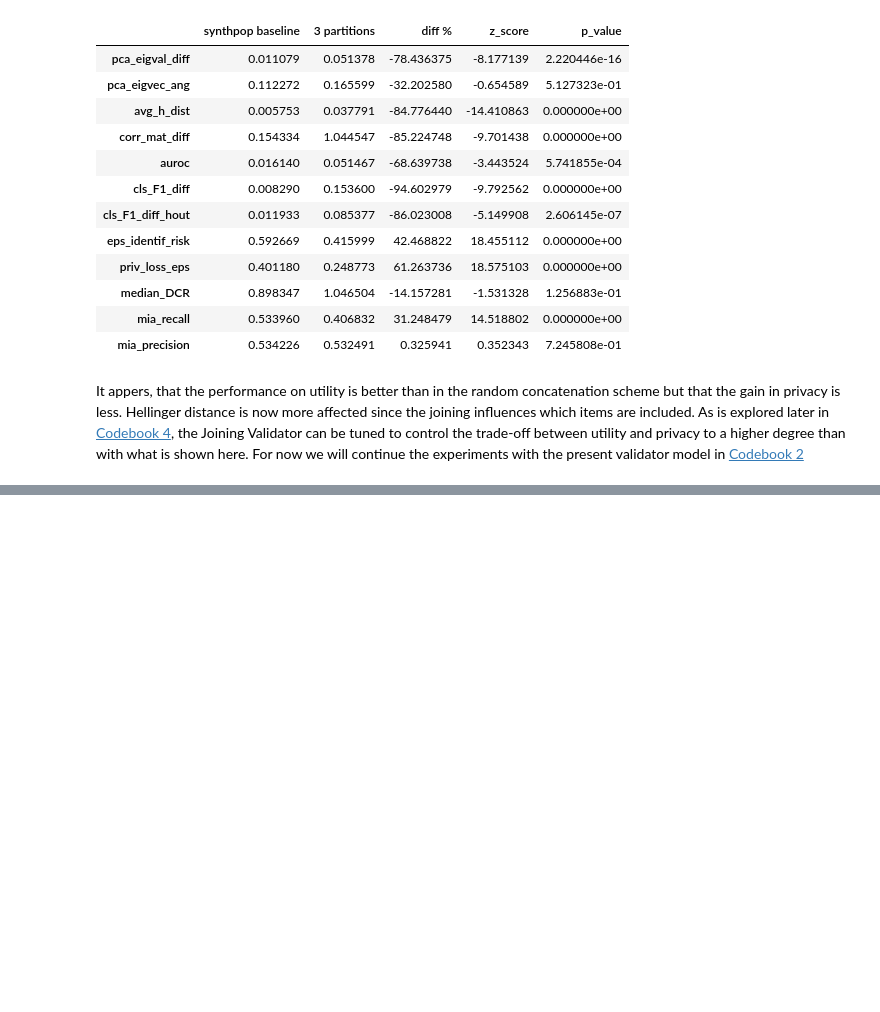
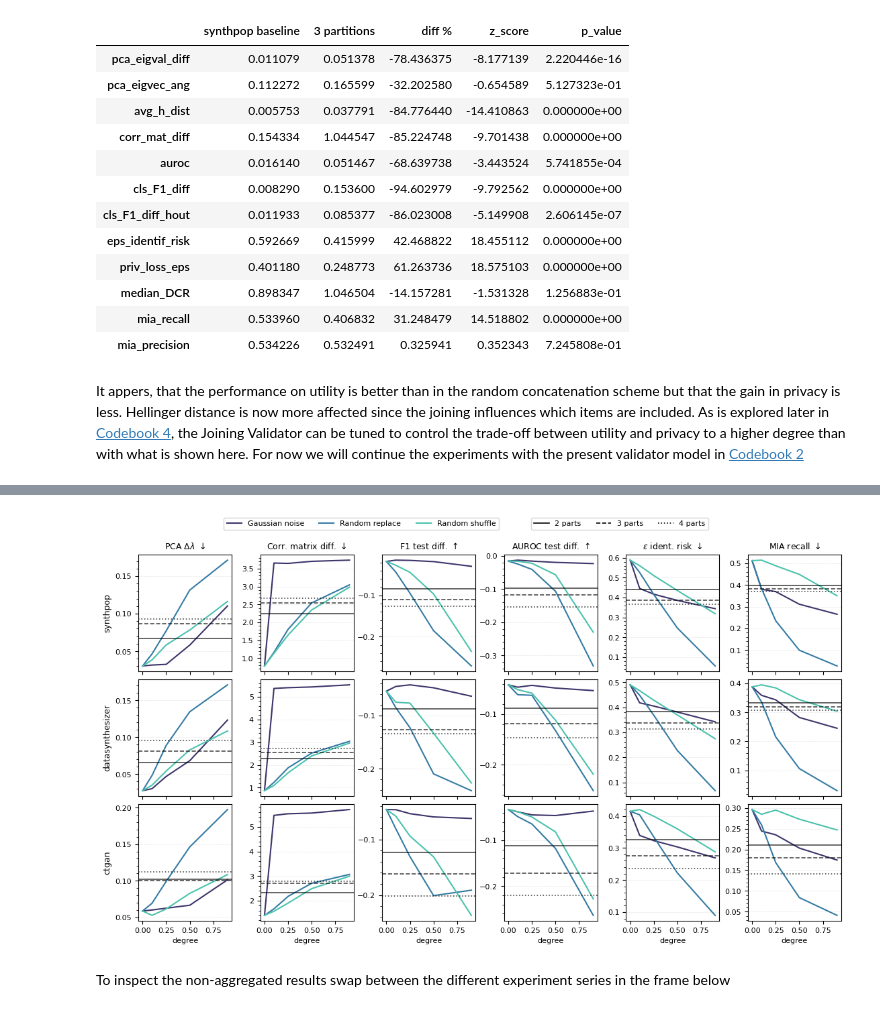
Before and after one commit to notna07/disjoint-synthetic-data-generation, a Jupyter notebook: 01_same_model_partitions.ipynb, the cells around one changed output, grey strips where cells are left out. Cells and saved outputs as stored; diff of their text form; code cells hidden in the pictures; blank space fills up the shorter version.

```diff
--- a/01_same_model_partitions.ipynb
+++ b/01_same_model_partitions.ipynb
@@ -256,0 +356,32 @@ It appers, that the performance on utility is better than in the random concaten
+# %%
+exp_names = {
+    "random_shuffle" : r"Random shuffle",
+    "random_replace" : r"Random replace",
+    "gaussian_noise" : r"Gaussian noise"
+}
+models = ['synthpop', 'datasynthesizer', 'ctgan']
+
+metrics = {
+    "pca_eigval_diff" : r"PCA $\Delta\lambda$ $\downarrow$",
+    "corr_mat_diff": r"Corr. matrix diff. $\downarrow$",
+    "avg_F1_diff_hout": r"F1 test diff. $\uparrow$",
+    "auroc": r"AUROC test diff. $\uparrow$",
+    "eps_identif_risk": r"$\varepsilon$ ident. risk $\downarrow$",
+    "mia_recall": r"MIA recall $\downarrow$",
+}
+
+# file that contains the degree=0 results for the noise experiments (i.e. the same as partition baseline case)
+results_partitions = pd.read_csv('experiments/results/01_utility_privacy_concat.csv')
+results_noise = pd.read_csv(f'experiments/results/01_noise_baseline.csv')
+
+#add the partitions=1 results to the noise results dataframe as degree=0 to all exp_name
+results_baseline = results_partitions[results_partitions['partitions']==1].copy()
+results_baseline = pd.concat([results_baseline.copy().assign(exp_name=exp_name, degree=0) for exp_name in exp_names], ignore_index=True)
+
+results = pd.concat([results_baseline, results_noise], ignore_index=True)
+fig = utility_privacy_noise_figure(results, results_partitions, exp_names, models, metrics,
+            return_flag=False, save_name="figureB2_noise_supplement")
+# %% [output]
+[figure, added]
+# %% [markdown]
+ To inspect the non-aggregated results swap between the different experiment series in the frame below
```
Also changed, not shown: parts of 7 cells of this notebook, 8 other files.
